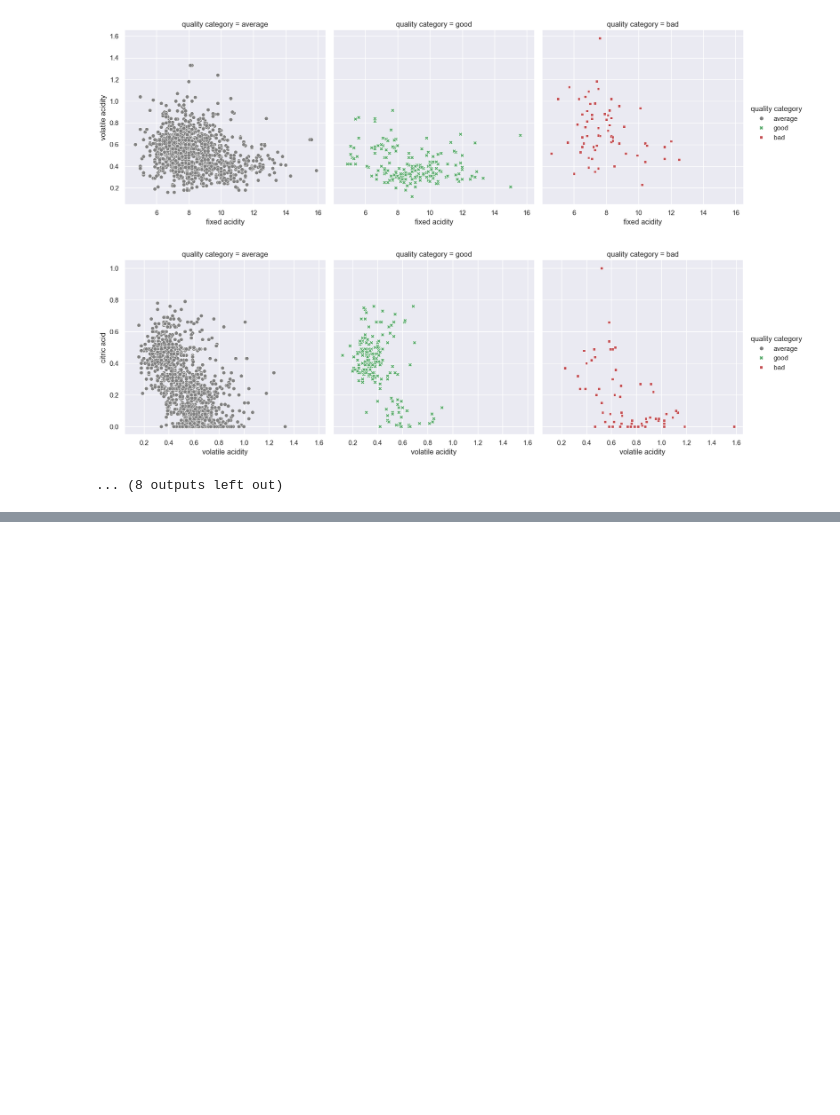
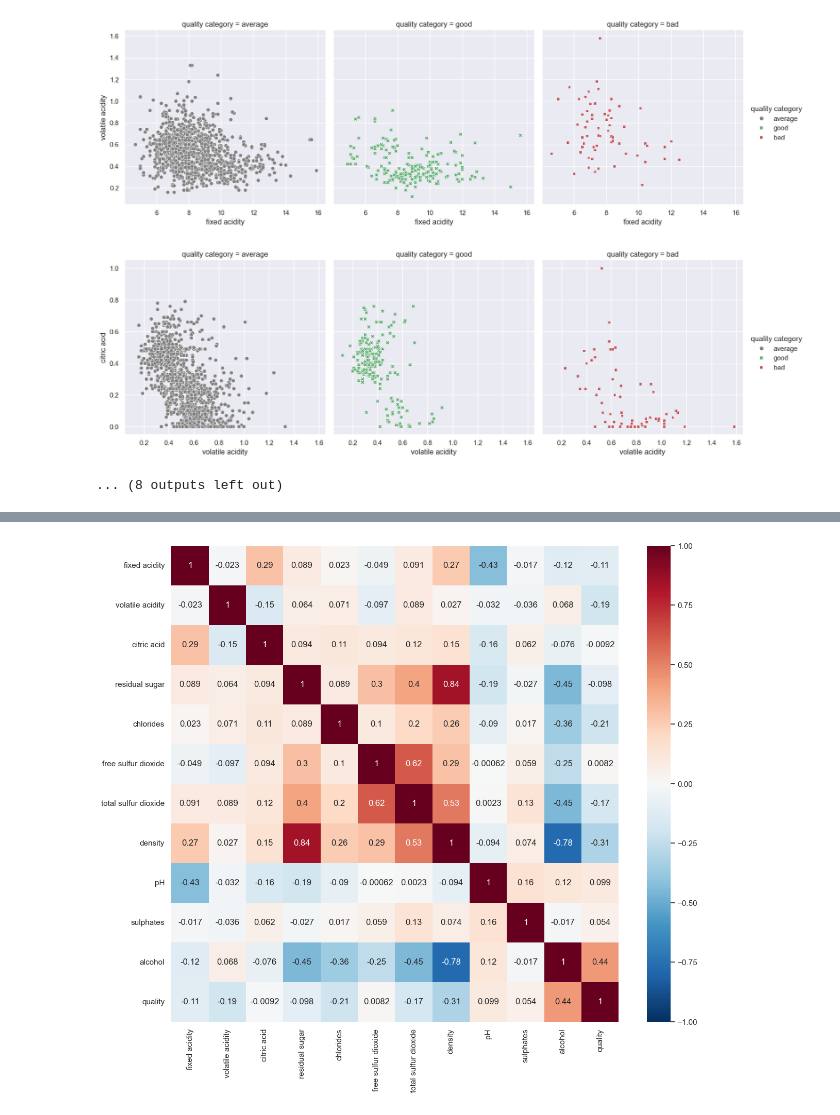
Before and after one commit to kazgar/wine_quality, a Jupyter notebook: src/wine_quality/data_visualization.ipynb, the cells around one changed output, grey strips where cells are left out. Saved outputs shown, nothing was run; the diff lists cells and outputs as text; code cells hidden in the pictures; blank space fills up the shorter version.

```diff
--- a/src/wine_quality/data_visualization.ipynb
+++ b/src/wine_quality/data_visualization.ipynb
@@ -279,0 +330,6 @@ for color, df in zip(['white', 'red'], [white_wine_df_qc, red_wine_df_qc]):
+# %%
+white_wine_corr = white_wine_df.corr()
+plt.figure(figsize=(14, 12))
+heatmap = sns.heatmap(white_wine_corr, annot=True, linewidths=0, vmin=-1, cmap='RdBu_r', xticklabels=white_wine_df.columns, yticklabels=white_wine_df.columns)
+# %% [output]
+[figure, added]
```
Also changed, not shown: parts of 4 cells of this notebook.
